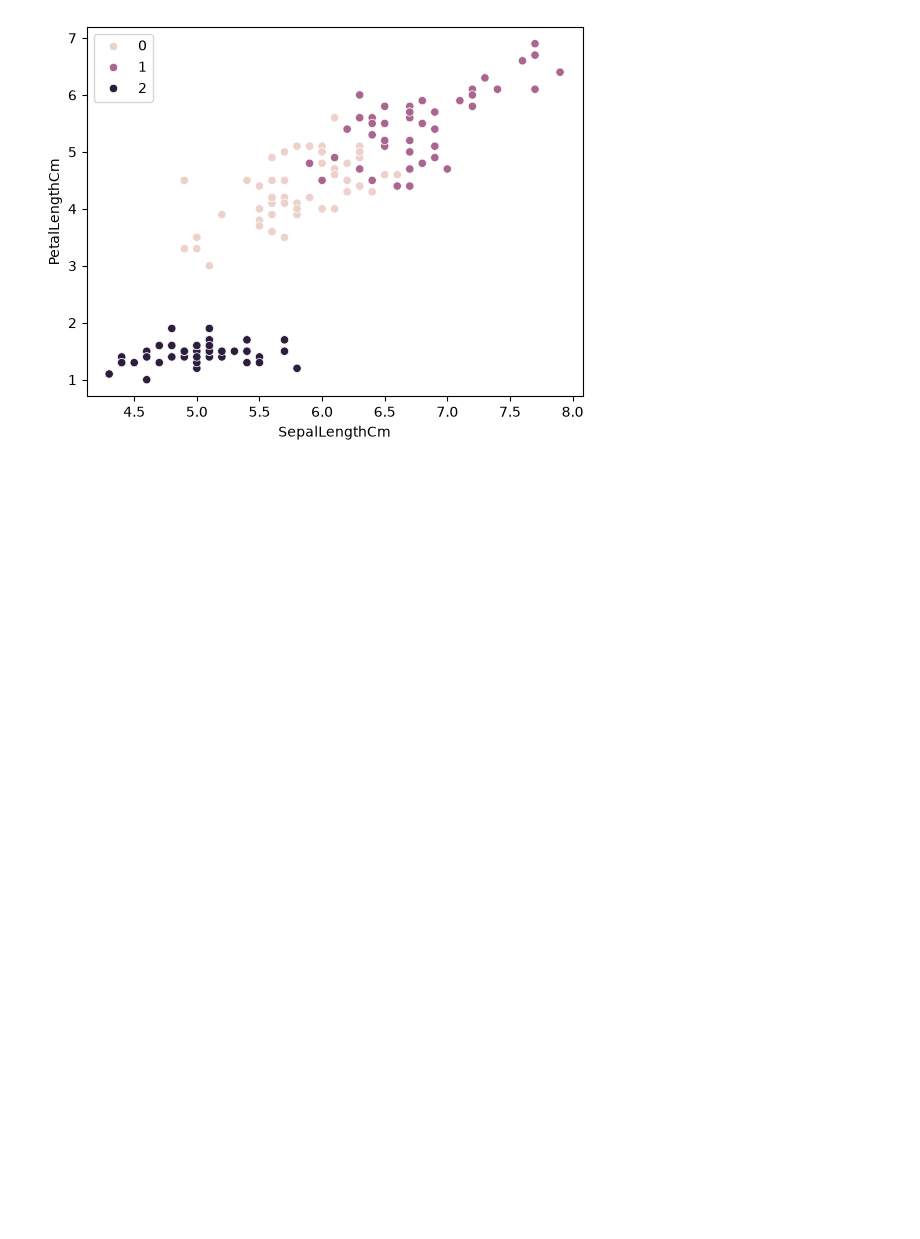
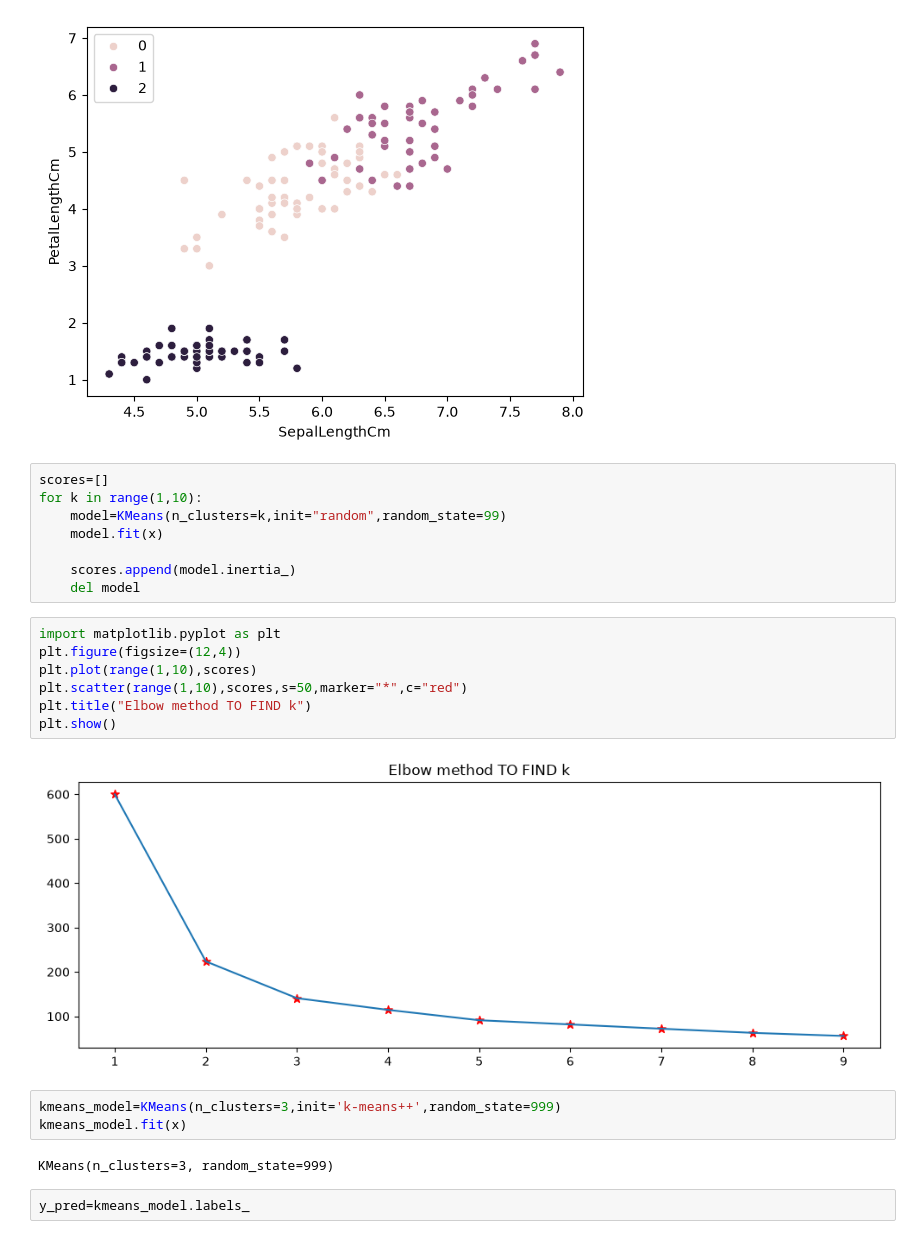
Before and after one commit to abinhyanmikha/Data-Science, a Jupyter notebook: MachineLearning/day47/UnSupervised_Learning.ipynb, the cells around one changed output. Cells and saved outputs as stored; diff of their text form; blank space fills up the shorter version.

Commit message:
elbow method to find k, k--mean++

```diff
--- a/MachineLearning/day47/UnSupervised_Learning.ipynb
+++ b/MachineLearning/day47/UnSupervised_Learning.ipynb
@@ -73,3 +71,27 @@ sns.scatterplot(data=df,x="SepalLengthCm",y='PetalLengthCm',hue=d)
 # %% [output]
 <Axes: xlabel='SepalLengthCm', ylabel='PetalLengthCm'>
 [figure]
+# %%
+scores=[]
+for k in range(1,10):
+    model=KMeans(n_clusters=k,init="random",random_state=99)
+    model.fit(x)
+
+    scores.append(model.inertia_)
+    del model
+# %%
+import matplotlib.pyplot as plt
+plt.figure(figsize=(12,4))
+plt.plot(range(1,10),scores)
+plt.scatter(range(1,10),scores,s=50,marker="*",c="red")
+plt.title("Elbow method TO FIND k")
+plt.show()
+# %% [output]
+[figure, added]
+# %%
+kmeans_model=KMeans(n_clusters=3,init='k-means++',random_state=999)
+kmeans_model.fit(x)
+# %% [output]
+KMeans(n_clusters=3, random_state=999)
+# %%
+y_pred=kmeans_model.labels_
```
Also changed, not shown: parts of 2 cells of this notebook.
